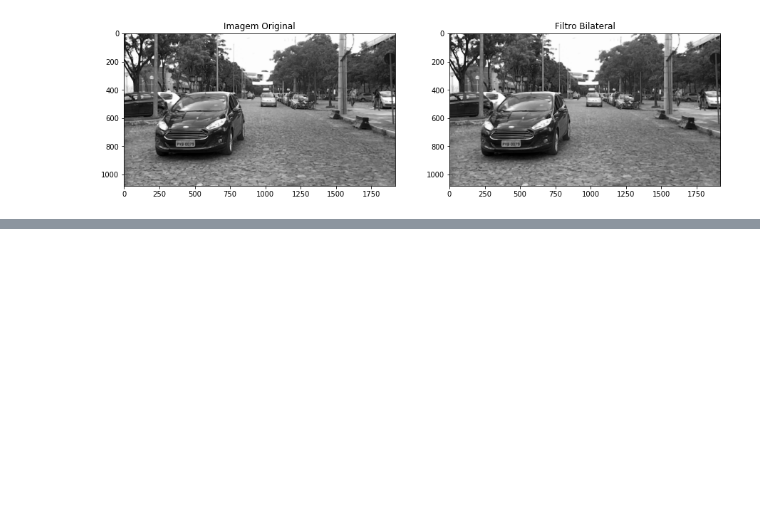
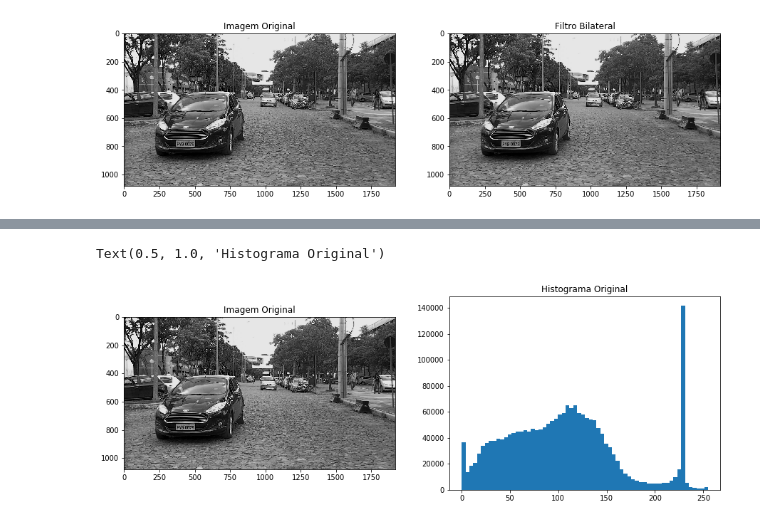
Before and after one commit to LuizPitaAlmeida/GUIA_PDI_PYTHON_ALPR, a Jupyter notebook: Guia/Notebook3-FiltrosEspaciaisDeSuavizacao-EqualizacaoDeHistograma.ipynb, the cells around one changed output, grey strips where cells are left out. Saved outputs shown, nothing was run; the diff lists cells and outputs as text; code cells hidden in the pictures; blank space fills up the shorter version.

```diff
--- a/Guia/Notebook3-FiltrosEspaciaisDeSuavizacao-EqualizacaoDeHistograma.ipynb
+++ b/Guia/Notebook3-FiltrosEspaciaisDeSuavizacao-EqualizacaoDeHistograma.ipynb
@@ -86,3 +86,7 @@ imagem (WATT; POLICARPO, 1998).
 
 Nesse guia iremos mostrar a implementação em OpenCV Python dos filtros de média, mediana, gaussiano
 e  bilateral. A compreensão desses filtros e suas diferenças deverá ser consultada nas referências.
+# %%
+# Leitura das imagens
+path = '../Data/'
+img = pdiguide_imgRead(path)
@@ -167,0 +196,21 @@ Text(0.5, 1.0, 'Filtro Bilateral')
+# %%
+# Plotagem do histograma
+
+plt.figure(figsize=(15,5))
+
+im = img[0] #imagem original
+plt.subplot(1,2,1)
+plt.imshow(im,cmap='gray')
+plt.title('Imagem Original')
+
+#Histograma
+nbins = 64
+h, bin_edges = np.histogram(im.ravel(), nbins,(0,255)) #O vetor do histograma fica armazenado em h
+w=256./nbins
+bin_centers = bin_edges[1:]-(w/2)
+plt.subplot(1,2,2)
+plt.bar(bin_centers, h, width=w)
+plt.title('Histograma Original')
+# %% [output]
+Text(0.5, 1.0, 'Histograma Original')
+[figure, added]
```
Also changed, not shown: parts of 11 cells of this notebook.
